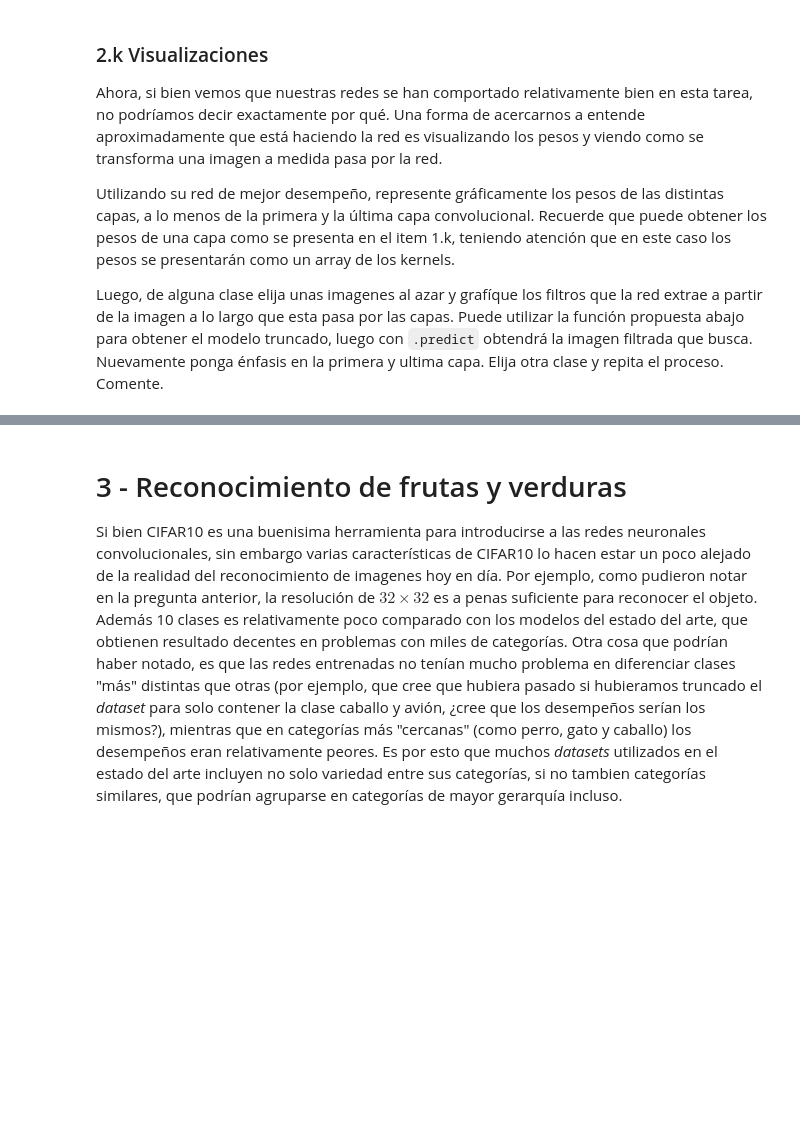
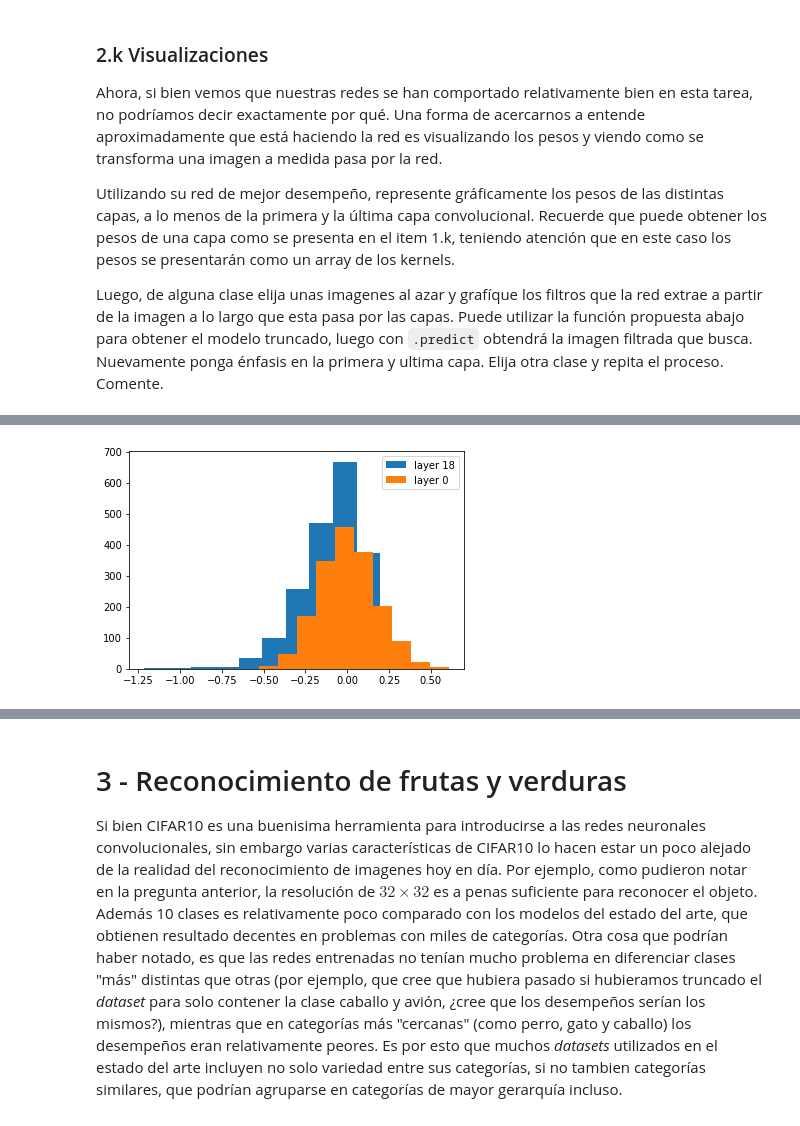
Before and after one commit to gekkoseba/Redes-neuronales, a Jupyter notebook: Tareas/Enunciado Tarea 1.ipynb, the cells around one changed output, grey strips where cells are left out. Saved outputs shown, nothing was run; the diff lists cells and outputs as text; code cells hidden in the pictures; blank space fills up the shorter version.

```diff
--- a/Tareas/Enunciado Tarea 1.ipynb
+++ b/Tareas/Enunciado Tarea 1.ipynb
@@ -2225,0 +2245,14 @@ def get_n_layers(max_layer, original_model):
+# %%
+for i in range(2):
+  if (i==0):
+    layer_kernel_weights = model.get_layer(index=18).get_weights()[0].reshape(model.get_layer(index=18).get_weights()[0].size,1)
+    layer_label='layer 18'
+    plt.hist(layer_kernel_weights,label=layer_label)
+    plt.legend()
+  else:
+    layer_kernel_weights = model.get_layer(index=0).get_weights()[0].reshape(model.get_layer(index=0).get_weights()[0].size,1)
+    layer_label='layer 0'
+    plt.hist(layer_kernel_weights,label=layer_label)
+    plt.legend()
+# %% [output]
+[figure, added]
```
Also changed, not shown: parts of 11 cells of this notebook.
